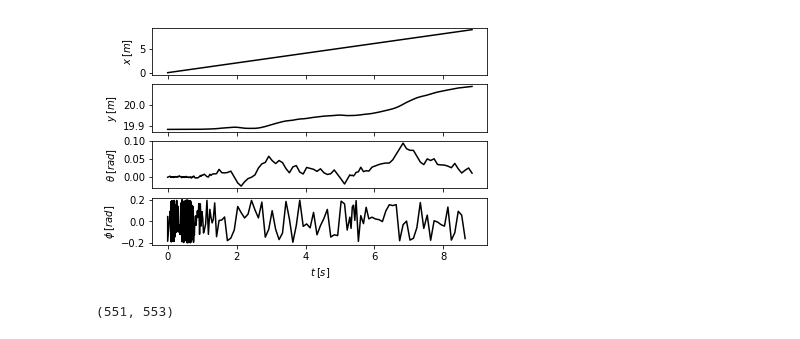
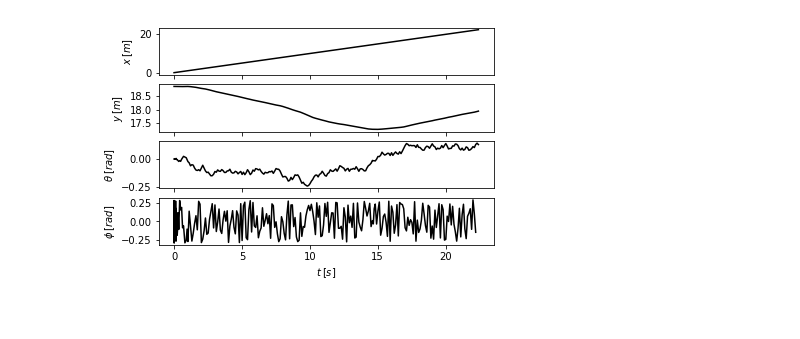
Before and after one commit to gitter-badger/kth-dd2410-planning, a Jupyter notebook: notebooks/Dubin's car obstacle avoidance.ipynb, the cells around one changed output. Drawn from its saved outputs; the diff is of its cells as text; code cells hidden in the pictures.

```diff
--- a/notebooks/Dubin's car obstacle avoidance.ipynb
+++ b/notebooks/Dubin's car obstacle avoidance.ipynb
@@ -26,13 +26,13 @@ from mission import Mission
 
 mis = Mission()
 # %%
-uf = lambda t, s: np.random.uniform(-0.2, 0.2)
+uf = lambda t, s: np.random.uniform(-0.3, 0.3)
 # %%
 fig1, ax1 = mis.plot_traj()
-fig2, ax2 = mis.plot_records()
+#fig2, ax2 = mis.plot_records()
 for i in range(20):
-    mis.step(uf, Dt=50, record=True)
+    mis.step(uf, Dt=500, record=True)
     mis.plot_traj(ax1)
-    mis.plot_records(ax2)
+    #mis.plot_records(ax2)
     mis.reset()
-fig.show()
+fig1.show()
@@ -39,12 +41,10 @@ fig.show()
 # %%
 fig.savefig('../doc/random_traj.svg', bbox_inches='tight')
 # %%
-mis.step(uf, 50, record=True)
+mis.step(uf, 500, record=True)
 mis.plot_records()
 plt.show()
 # %% [output]
-[figure, old version]
+[figure, new version]
 # %%
 len(mis.controls), len(mis.times)
-# %% [output]
-(551, 553)
```
Also changed, not shown: parts of 1 cell of this notebook, 17 other files.
